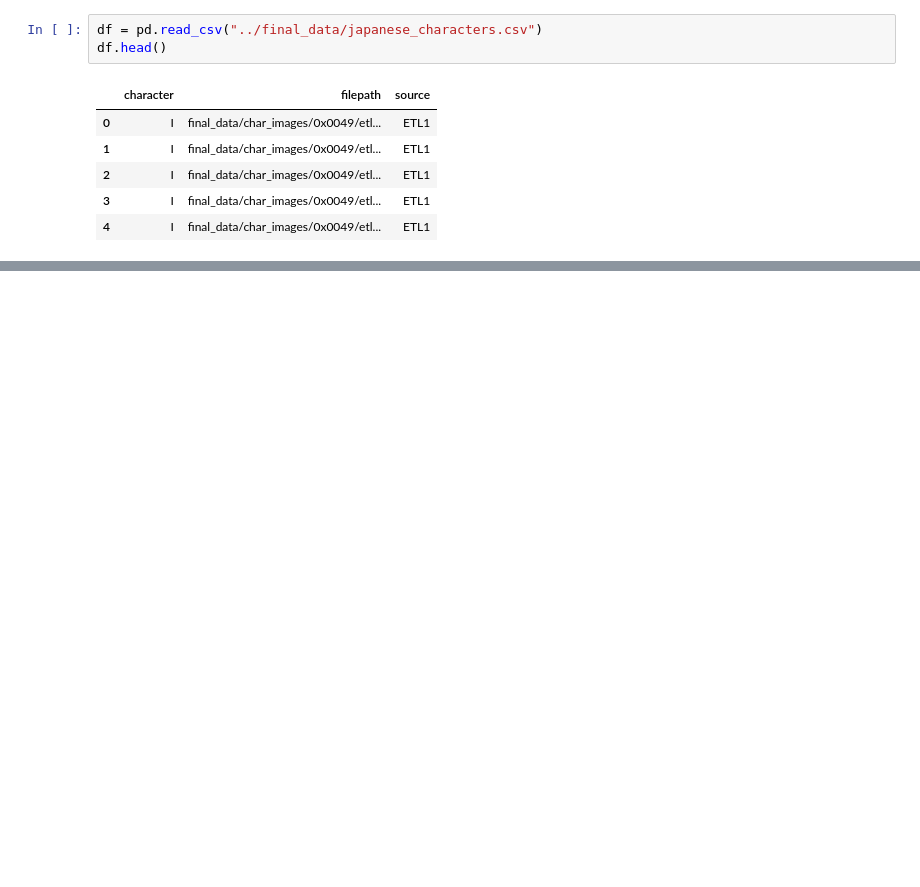
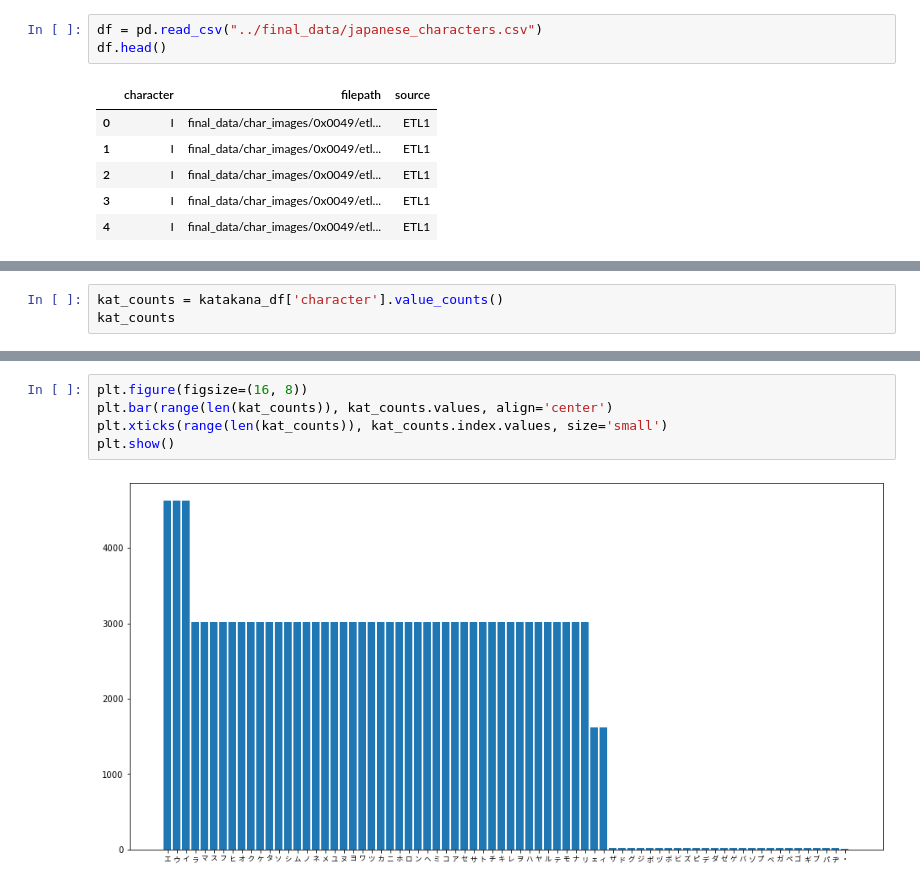
Before and after one commit to Jpec57/jpec_japanese_ocr, a Jupyter notebook: src/exploration.ipynb, the cells around one changed output, grey strips where cells are left out. Drawn from its saved outputs; the diff is of its cells as text; blank space fills up the shorter version.

```diff
--- a/src/exploration.ipynb
+++ b/src/exploration.ipynb
@@ -36,0 +119,3 @@ Name: character, Length: 3191, dtype: int64
+# %%
+kat_counts = katakana_df['character'].value_counts()
+kat_counts
@@ -36,0 +135,7 @@ Name: character, Length: 3191, dtype: int64
+# %%
+plt.figure(figsize=(16, 8))
+plt.bar(range(len(kat_counts)), kat_counts.values, align='center')
+plt.xticks(range(len(kat_counts)), kat_counts.index.values, size='small')
+plt.show()
+# %% [output]
+[figure, added]
```
Also changed, not shown: parts of 26 cells of this notebook, 10 other files.
